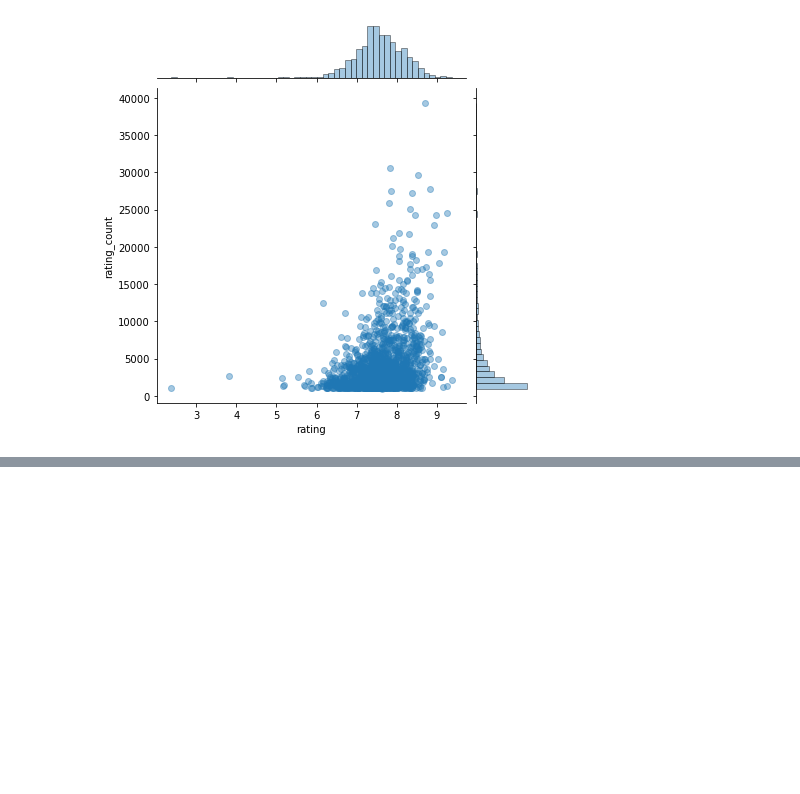
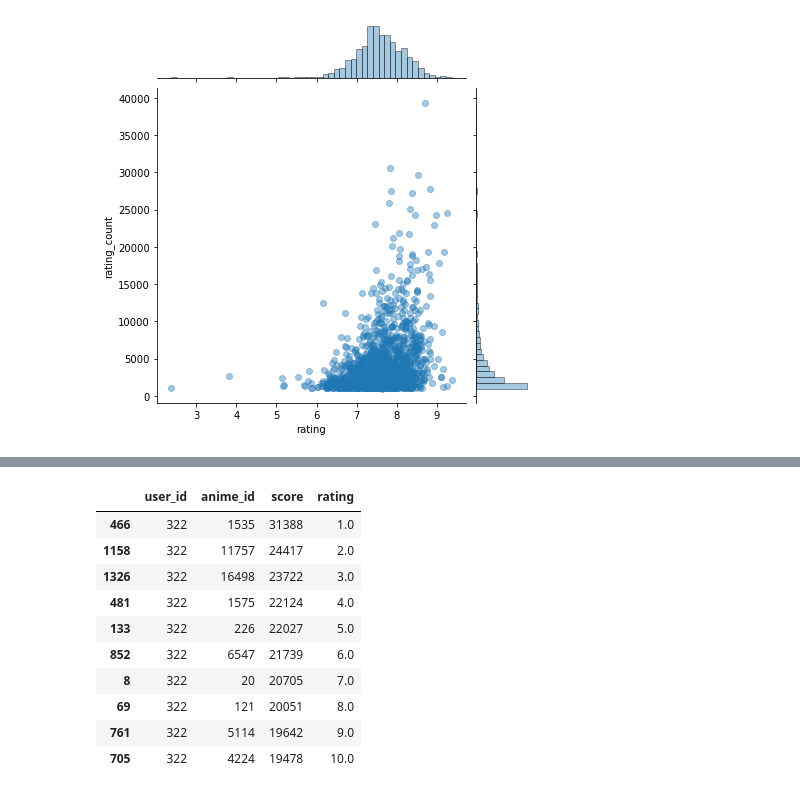
Before and after one commit to salma71/MSDS_SU2020, a Jupyter notebook: Recommender_system612/week_4/Anime_recommender.ipynb, the cells around one changed output, grey strips where cells are left out. Saved outputs shown, nothing was run; the diff lists cells and outputs as text; code cells hidden in the pictures; blank space fills up the shorter version.

```diff
--- a/Recommender_system612/week_4/Anime_recommender.ipynb
+++ b/Recommender_system612/week_4/Anime_recommender.ipynb
@@ -296,0 +353,5 @@ most_popular.head(30).plot(kind = "bar")
+# %%
+#Indexing by user_id to speed up the searches during evaluation
+new_df_indexed = new_df.set_index('user_id')
+train_df_indexed = train.set_index('user_id')
+test_df_indexed = test.set_index('user_id')
@@ -296,0 +401,2 @@ most_popular.head(30).plot(kind = "bar")
+# %%
+pop_model = PopularityRecommender()
@@ -296,0 +405,15 @@ most_popular.head(30).plot(kind = "bar")
+# %%
+user_id = new_df['user_id'][5]
+pop_model.recommend(user_id)
+# %% [output]
+|  | user_id | anime_id | score | rating |
+| 466 | 322 | 1535 | 31388 | 1.0 |
+| 1158 | 322 | 11757 | 24417 | 2.0 |
+| 1326 | 322 | 16498 | 23722 | 3.0 |
+| 481 | 322 | 1575 | 22124 | 4.0 |
+| 133 | 322 | 226 | 22027 | 5.0 |
+| 852 | 322 | 6547 | 21739 | 6.0 |
+| 8 | 322 | 20 | 20705 | 7.0 |
+| 69 | 322 | 121 | 20051 | 8.0 |
+| 761 | 322 | 5114 | 19642 | 9.0 |
+| 705 | 322 | 4224 | 19478 | 10.0 |
```
Also changed, not shown: parts of 12 cells of this notebook.
